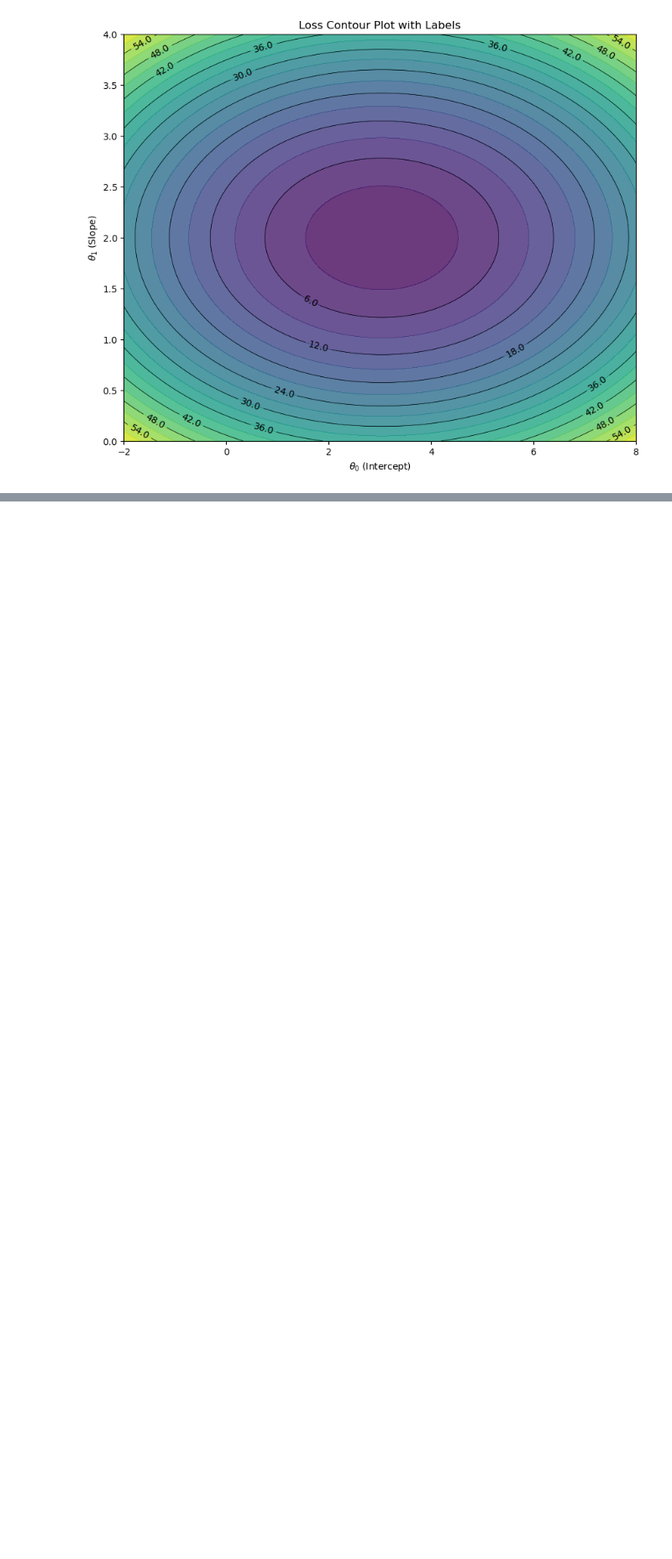
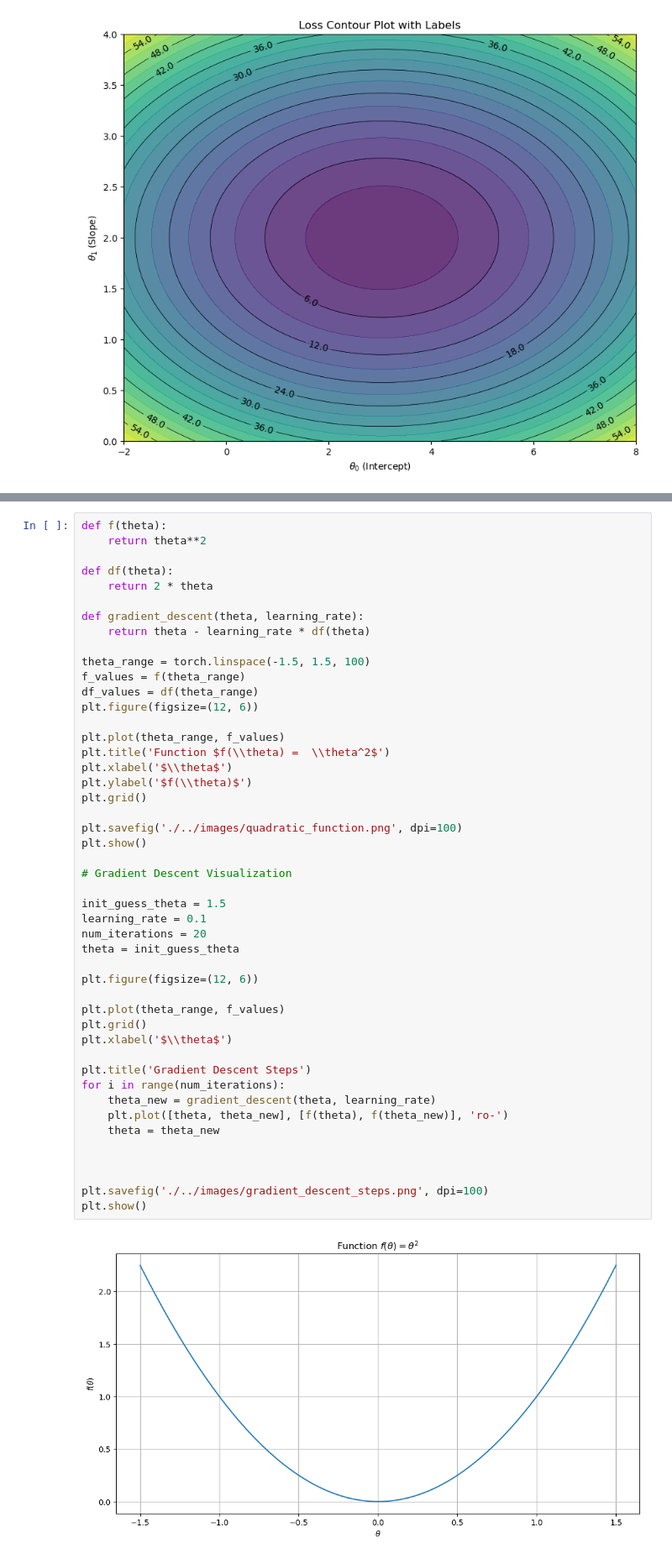
Before and after one commit to hmolhem/Linear-Regression-Pytorch, a Jupyter notebook: Project_01/LR_ExperienceVsSalary_01.ipynb, the cells around one changed output, grey strips where cells are left out. Shown at 84% size. Cells and saved outputs as stored; diff of their text form; blank space fills up the shorter version.

Commit message:
add some plots and update ipynb by extedn optimizer and evaluation model

```diff
--- a/Project_01/LR_ExperienceVsSalary_01.ipynb
+++ b/Project_01/LR_ExperienceVsSalary_01.ipynb
@@ -611,0 +636,49 @@ the whole process of estimae and trainig the linear regression for the finding t
+# %%
+def f(theta):
+    return theta**2
+
+def df(theta):
+    return 2 * theta
+
+def gradient_descent(theta, learning_rate):
+    return theta - learning_rate * df(theta)
+
+theta_range = torch.linspace(-1.5, 1.5, 100)
+f_values = f(theta_range)
+df_values = df(theta_range)
+plt.figure(figsize=(12, 6))
+
+plt.plot(theta_range, f_values)
+plt.title('Function $f(\\theta) =  \\theta^2$')
+plt.xlabel('$\\theta$')
+plt.ylabel('$f(\\theta)$')
+plt.grid()
+
+plt.savefig('./../images/quadratic_function.png', dpi=100)
+plt.show()
+
+# Gradient Descent Visualization
+
+init_guess_theta = 1.5
+learning_rate = 0.1
+num_iterations = 20
+theta = init_guess_theta
+
+plt.figure(figsize=(12, 6))
+
+plt.plot(theta_range, f_values)
+plt.grid()
+plt.xlabel('$\\theta$')
+
+plt.title('Gradient Descent Steps')
+for i in range(num_iterations):
+    theta_new = gradient_descent(theta, learning_rate)
+    plt.plot([theta, theta_new], [f(theta), f(theta_new)], 'ro-')
+    theta = theta_new
+
+
+
+plt.savefig('./../images/gradient_descent_steps.png', dpi=100)
+plt.show()
+# %% [output]
+[figure, added]
```
Also changed, not shown: parts of 14 cells of this notebook, 5 other files.
